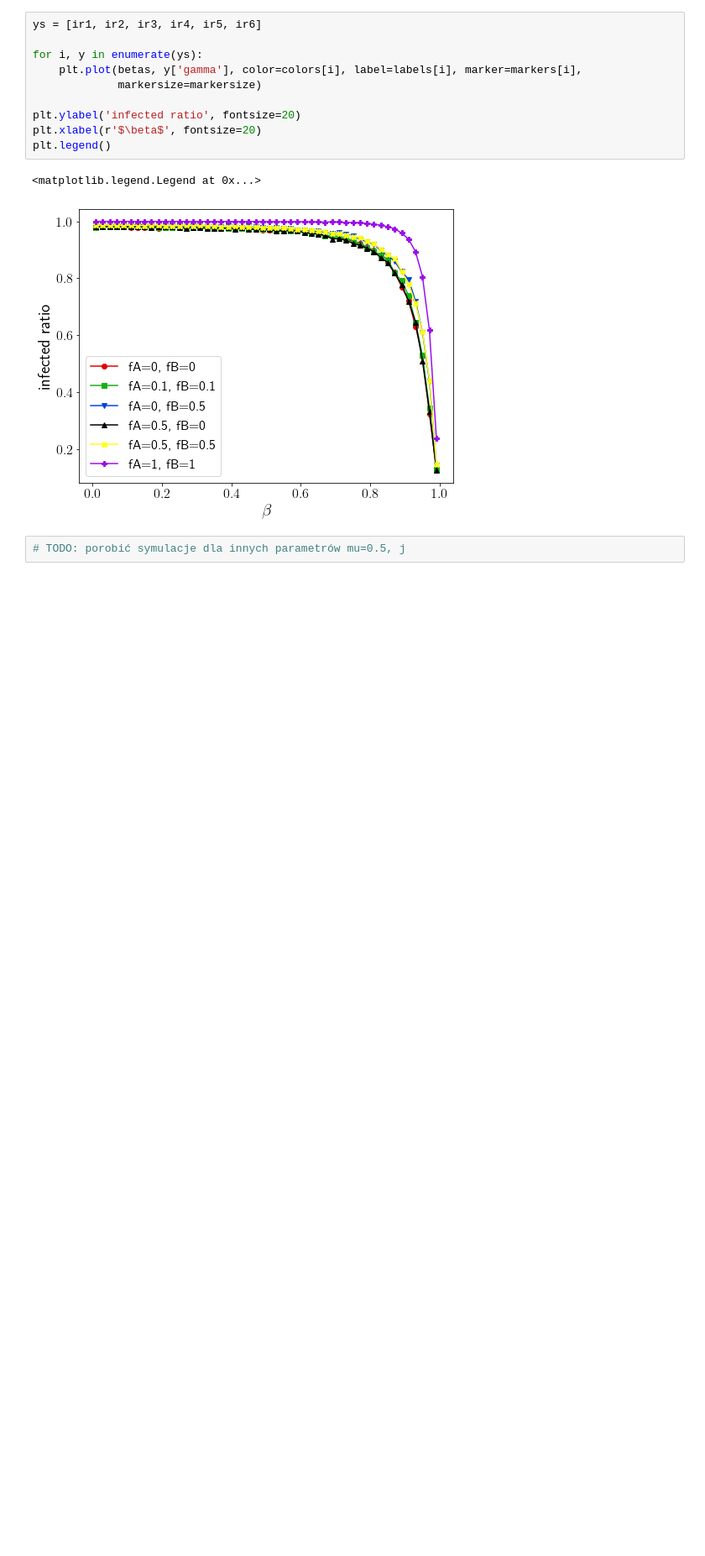
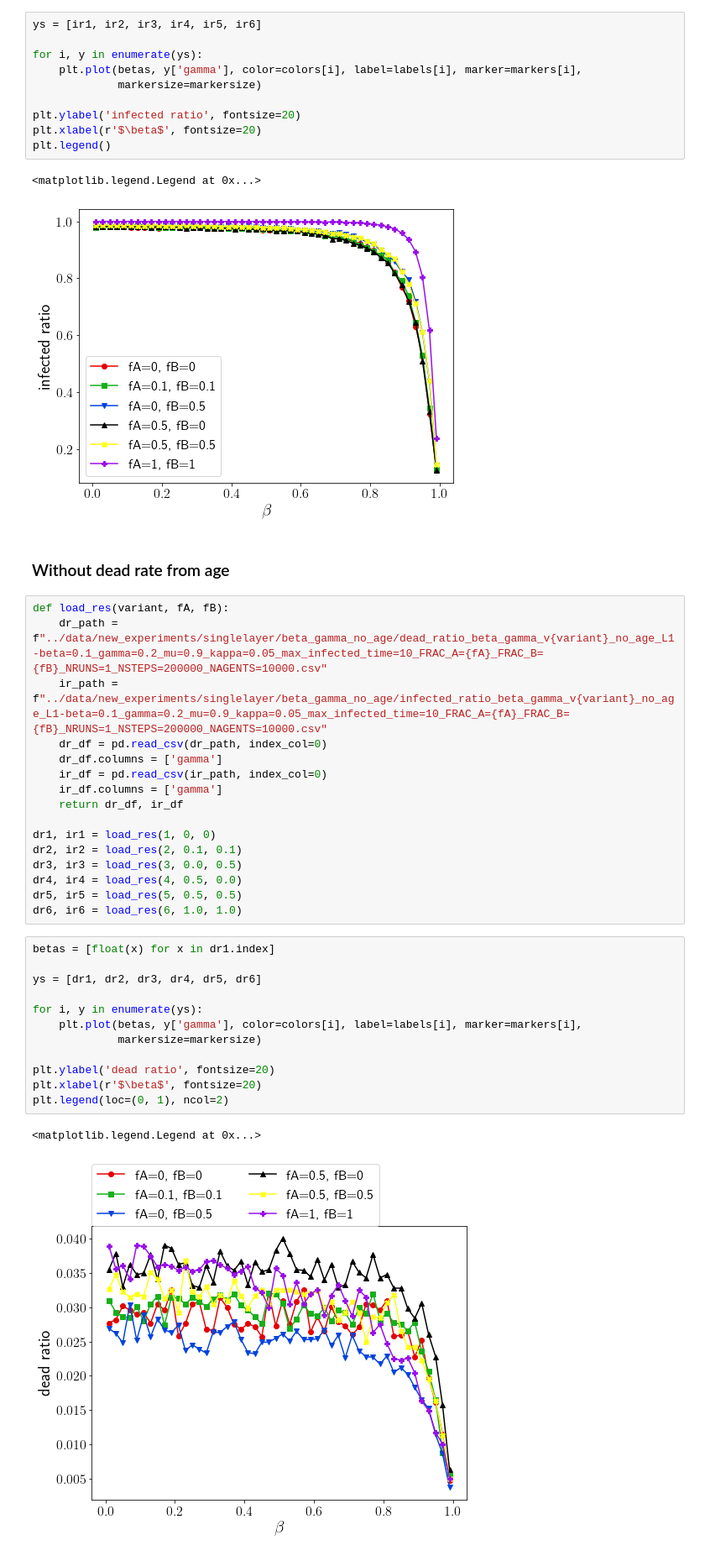
Before and after one commit to robertjankowski/social-media-influence-on-covid-pandemic, a Jupyter notebook: notebooks/beta_gamma_singlelayer.ipynb, the cells around one changed output. Shown at 84% size. Cells and saved outputs as stored; diff of their text form; blank space fills up the shorter version.

```diff
--- a/notebooks/beta_gamma_singlelayer.ipynb
+++ b/notebooks/beta_gamma_singlelayer.ipynb
@@ -87,5 +87,36 @@ plt.legend()
 # %% [output]
 <matplotlib.legend.Legend at 0x...>
 [figure]
-# %%
-# TODO: porobić symulacje dla innych parametrów mu=0.5, j
+# %% [markdown]
+### Without dead rate from age
+# %%
+def load_res(variant, fA, fB):
+    dr_path = f"../data/new_experiments/singlelayer/beta_gamma_no_age/dead_ratio_beta_gamma_v{variant}_no_age_L1-beta=0.1_gamma=0.2_mu=0.9_kappa=0.05_max_infected_time=10_FRAC_A={fA}_FRAC_B={fB}_NRUNS=1_NSTEPS=200000_NAGENTS=10000.csv"
+    ir_path = f"../data/new_experiments/singlelayer/beta_gamma_no_age/infected_ratio_beta_gamma_v{variant}_no_age_L1-beta=0.1_gamma=0.2_mu=0.9_kappa=0.05_max_infected_time=10_FRAC_A={fA}_FRAC_B={fB}_NRUNS=1_NSTEPS=200000_NAGENTS=10000.csv"
+    dr_df = pd.read_csv(dr_path, index_col=0)
+    dr_df.columns = ['gamma']
+    ir_df = pd.read_csv(ir_path, index_col=0)
+    ir_df.columns = ['gamma']
+    return dr_df, ir_df
+
+dr1, ir1 = load_res(1, 0, 0)
+dr2, ir2 = load_res(2, 0.1, 0.1)
+dr3, ir3 = load_res(3, 0.0, 0.5)
+dr4, ir4 = load_res(4, 0.5, 0.0)
+dr5, ir5 = load_res(5, 0.5, 0.5)
+dr6, ir6 = load_res(6, 1.0, 1.0)
+# %%
+betas = [float(x) for x in dr1.index]
+
+ys = [dr1, dr2, dr3, dr4, dr5, dr6]
+
+for i, y in enumerate(ys):
+    plt.plot(betas, y['gamma'], color=colors[i], label=labels[i], marker=markers[i],
+             markersize=markersize)
+
+plt.ylabel('dead ratio', fontsize=20)
+plt.xlabel(r'$\beta$', fontsize=20)
+plt.legend(loc=(0, 1), ncol=2)
+# %% [output]
+<matplotlib.legend.Legend at 0x...>
+[figure, added]
```
Also changed, not shown: parts of 1 cell of this notebook, 13 other files.
